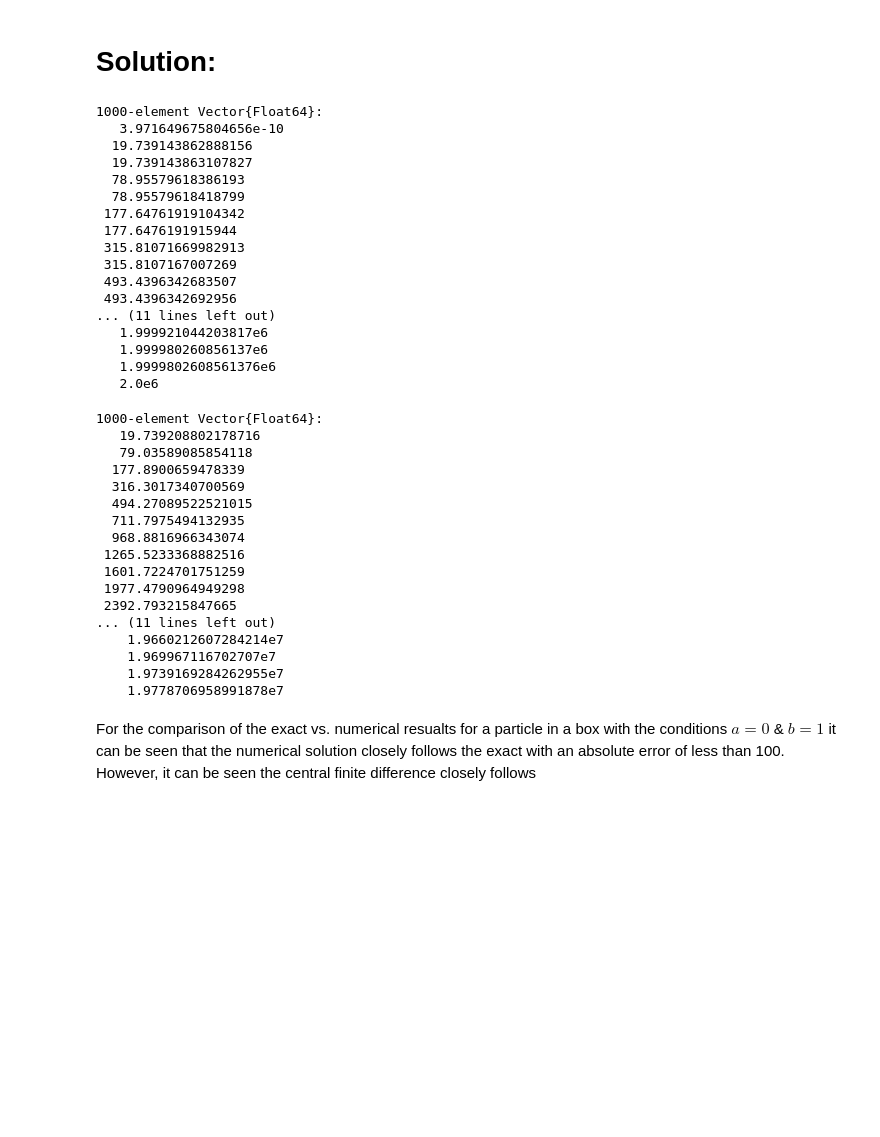
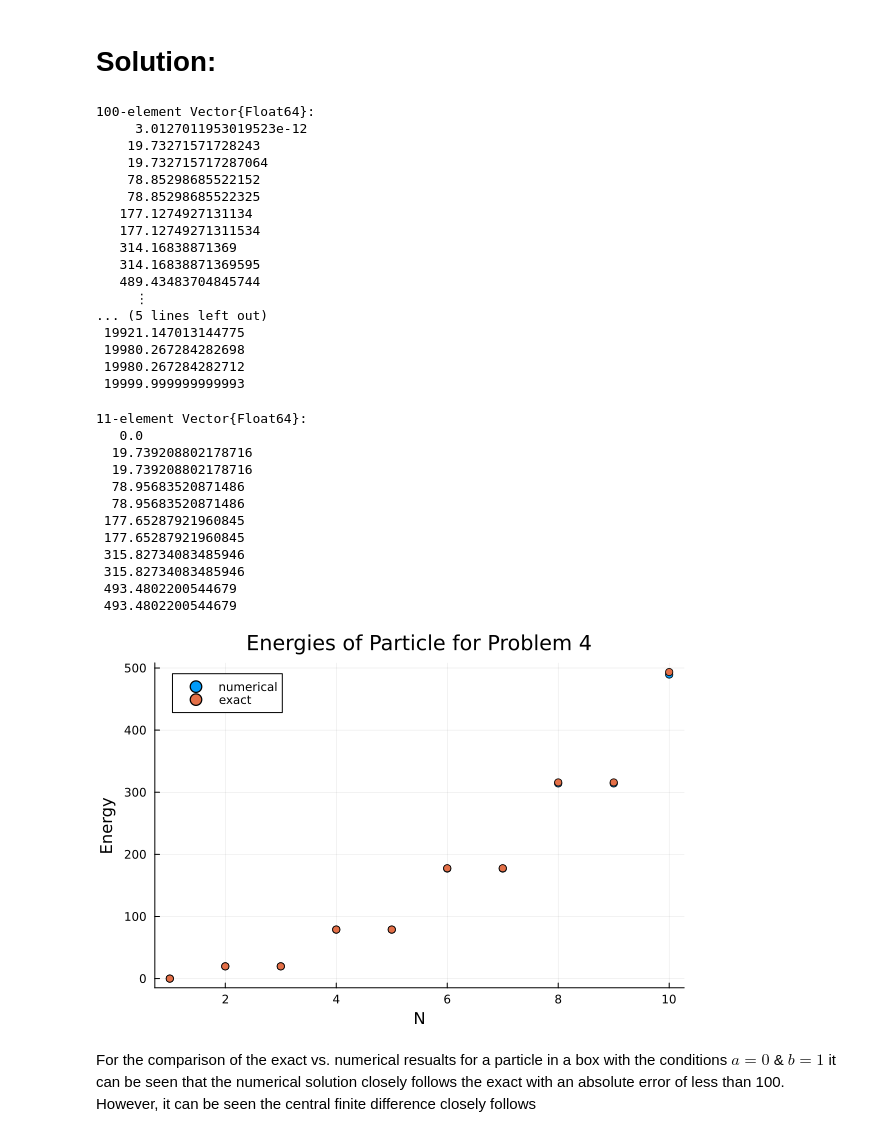
Before and after one commit to jloch206/Comp_Phys_Lochner, a Jupyter notebook: HW3_Report.ipynb, the cells around one changed output. Cells and saved outputs as stored; diff of their text form; code cells hidden in the pictures; blank space fills up the shorter version.

```diff
--- a/HW3_Report.ipynb
+++ b/HW3_Report.ipynb
@@ -199,52 +199,49 @@ function energies_Q2(U::Function, a::Real, b::Real, N::Int)
     Hamiltonian += diagm(U.(x))
     return eigvals(Hamiltonian)
 end
-energies1= energies_Q2(x -> 0,0,1,1000)
+energies1= energies_Q2(x -> 0,0,1,100)
 # %% [output]
-1000-element Vector{Float64}:
-   3.971649675804656e-10
-  19.739143862888156
-  19.739143863107827
-  78.95579618386193
-  78.95579618418799
- 177.64761919104342
- 177.6476191915944
- 315.81071669982913
- 315.8107167007269
- 493.4396342683507
- 493.4396342692956
-... (11 lines left out)
-   1.999921044203817e6
-   1.999980260856137e6
-   1.9999802608561376e6
-   2.0e6
+100-element Vector{Float64}:
+     3.0127011953019523e-12
+    19.73271571728243
+    19.732715717287064
+    78.85298685522152
+    78.85298685522325
+   177.1274927131134
+   177.12749271311534
+   314.16838871369
+   314.16838871369595
+   489.43483704845744
+     ⋮
+... (5 lines left out)
+ 19921.147013144775
+ 19980.267284282698
+ 19980.267284282712
+ 19999.999999999993
 # %%
 using LinearAlgebra
-n = range(1,length(energies1)+1,1000)
-exact_energies1=2 .*(pi.*n).^2
+n = -5:5
+exact_energies1=sort(2 .*(pi.*n).^2)
 # %% [output]
-1000-element Vector{Float64}:
-   19.739208802178716
-   79.03589085854118
-  177.8900659478339
-  316.3017340700569
-  494.27089522521015
-  711.7975494132935
-  968.8816966343074
- 1265.5233368882516
- 1601.7224701751259
- 1977.4790964949298
- 2392.793215847665
-... (11 lines left out)
-    1.9660212607284214e7
-    1.969967116702707e7
-    1.9739169284262955e7
-    1.9778706958991878e7
+11-element Vector{Float64}:
+   0.0
+  19.739208802178716
+  19.739208802178716
+  78.95683520871486
+  78.95683520871486
+ 177.65287921960845
+ 177.65287921960845
+ 315.82734083485946
+ 315.82734083485946
+ 493.4802200544679
+ 493.4802200544679
 # %%
 using Plots
 theme(:default)
-plot(energies1,label="numerical",xlabel="N", ylabel="Energy", title="Energy vs N", legend=:topleft,yscale=:log10,xscale=:log10,xlims=(2,1000),ylims=(1,10^8))
-plot!(exact_energies1,label="exact",title="Energies of Particle for Problem 4",)
+scatter([1:10],energies1[1:10],label="numerical",xlabel="N", ylabel="Energy", title="Energy vs N", legend=:topleft,ls=:dot)
+scatter!([1:10],exact_energies1[1:10],label="exact",title="Energies of Particle for Problem 4",ls=:dot)
+# %% [output]
+[figure, added]
 # %% [markdown]
 For the comparison of the exact vs. numerical resualts for a particle in a box
 with the conditions $a=0$ & $b=1$ it can be seen that the numerical solution
```
Also changed, not shown: parts of 6 cells of this notebook.
